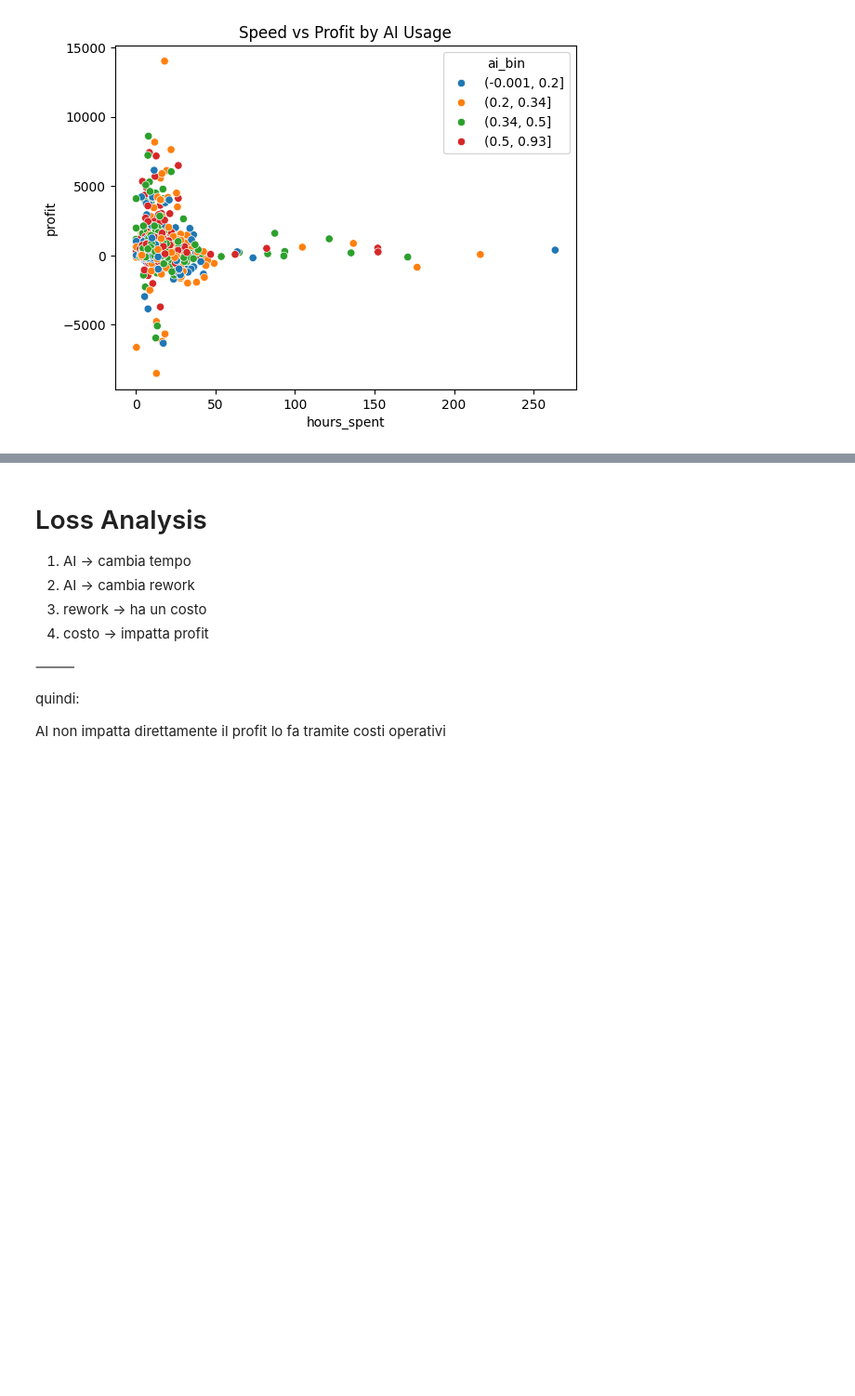
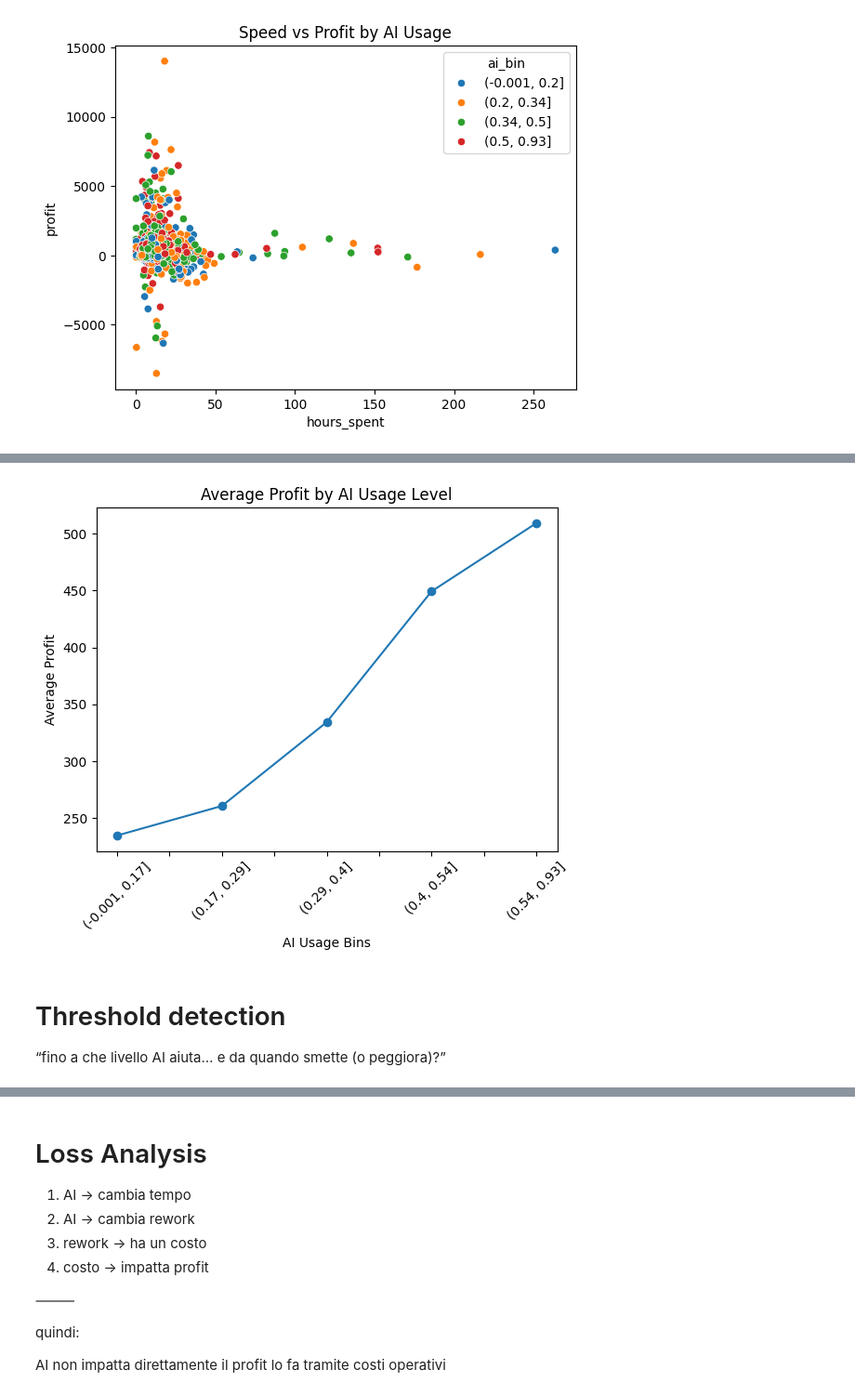
Before and after one commit to andreamammano89-maker/ML_Project_SEA_815441, a Jupyter notebook: EDA.ipynb, the cells around one changed output, grey strips where cells are left out. Shown at 93% size. Cells and saved outputs as stored; diff of their text form; code cells hidden in the pictures; blank space fills up the shorter version.

Commit message:
threshold + trade-off

```diff
--- a/EDA.ipynb
+++ b/EDA.ipynb
@@ -639,0 +681,10 @@ plt.show()
+# %%
+# =========================
+# Binning AI usage
+# =========================
+
+df_productivity['ai_bin'] = pd.qcut(df_productivity['ai_usage_pct'], q=5)
+
+ai_bin_analysis = df_productivity.groupby('ai_bin')['profit'].mean()
+
+print(ai_bin_analysis)
@@ -639,0 +699,13 @@ plt.show()
+# %%
+ai_bin_analysis.plot(kind='line', marker='o')
+
+plt.title("Average Profit by AI Usage Level")
+plt.xlabel("AI Usage Bins")
+plt.ylabel("Average Profit")
+plt.xticks(rotation=45)
+plt.show()
+# %% [output]
+[figure, added]
+# %% [markdown]
+# Threshold detection
+“fino a che livello AI aiuta… e da quando smette (o peggiora)?”
```
Also changed, not shown: parts of 13 cells of this notebook.
